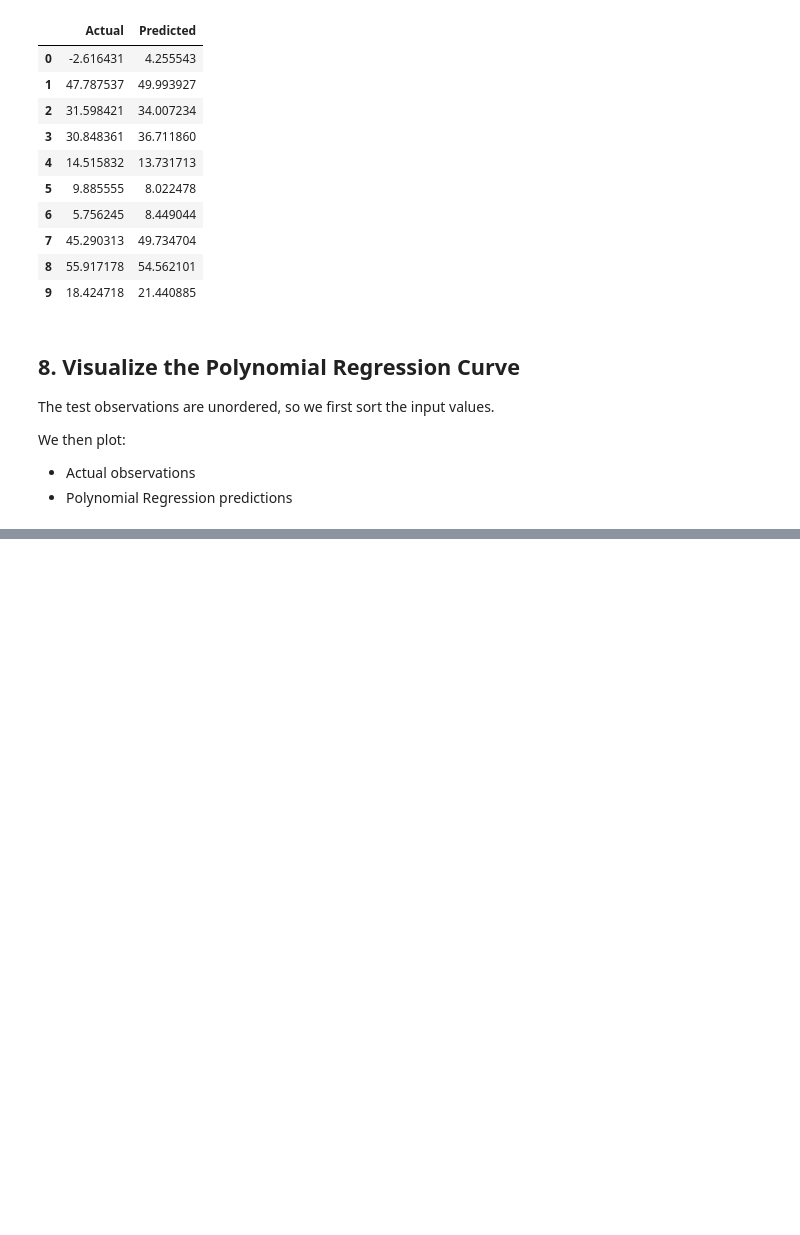
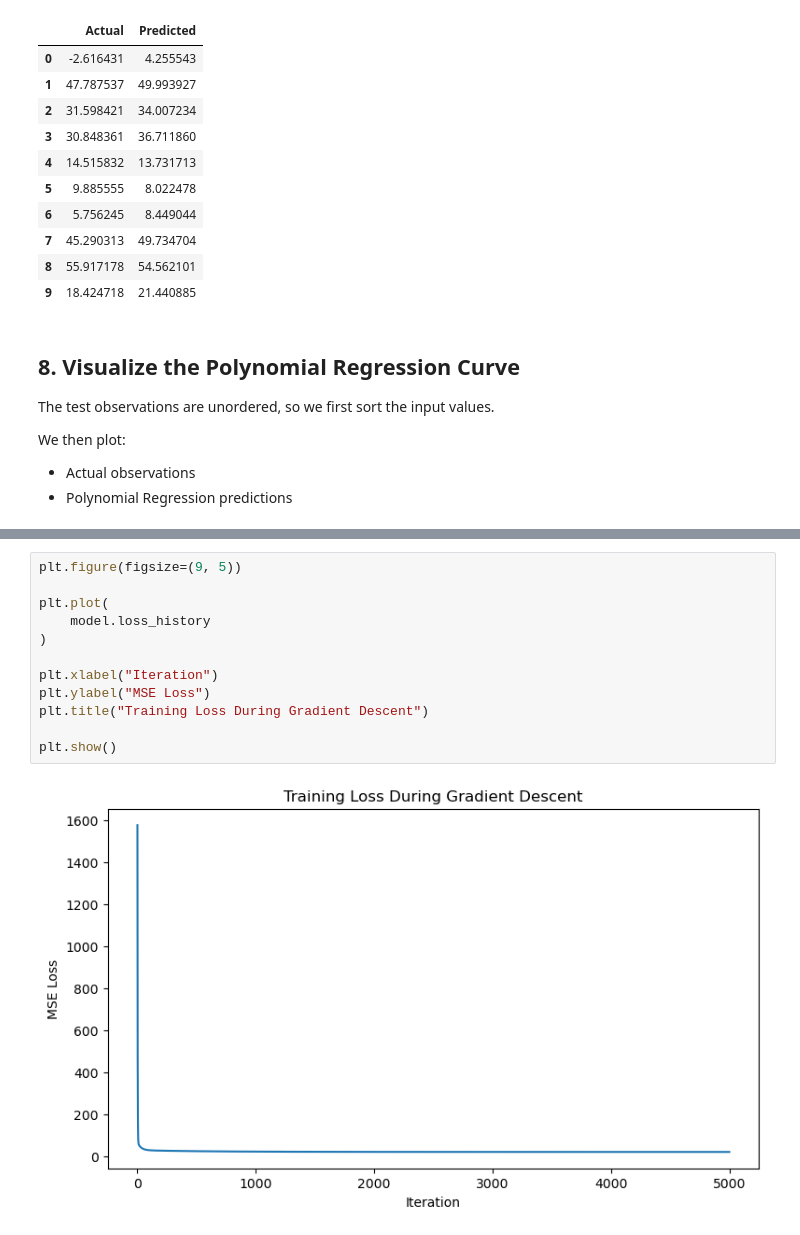
Before and after one commit to AHMAD-ALI5/machine-learning-from-scratch, a Jupyter notebook: machine-learning-from-scratch/regression/polynomial regression.ipynb, the cells around one changed output, grey strips where cells are left out. Saved outputs shown, nothing was run; the diff lists cells and outputs as text; blank space fills up the shorter version.

```diff
--- a/machine-learning-from-scratch/regression/polynomial regression.ipynb
+++ b/machine-learning-from-scratch/regression/polynomial regression.ipynb
@@ -516,0 +566,14 @@ We then plot:
+# %%
+plt.figure(figsize=(9, 5))
+
+plt.plot(
+    model.loss_history
+)
+
+plt.xlabel("Iteration")
+plt.ylabel("MSE Loss")
+plt.title("Training Loss During Gradient Descent")
+
+plt.show()
+# %% [output]
+[figure, added]
```
Also changed, not shown: parts of 9 cells of this notebook.
